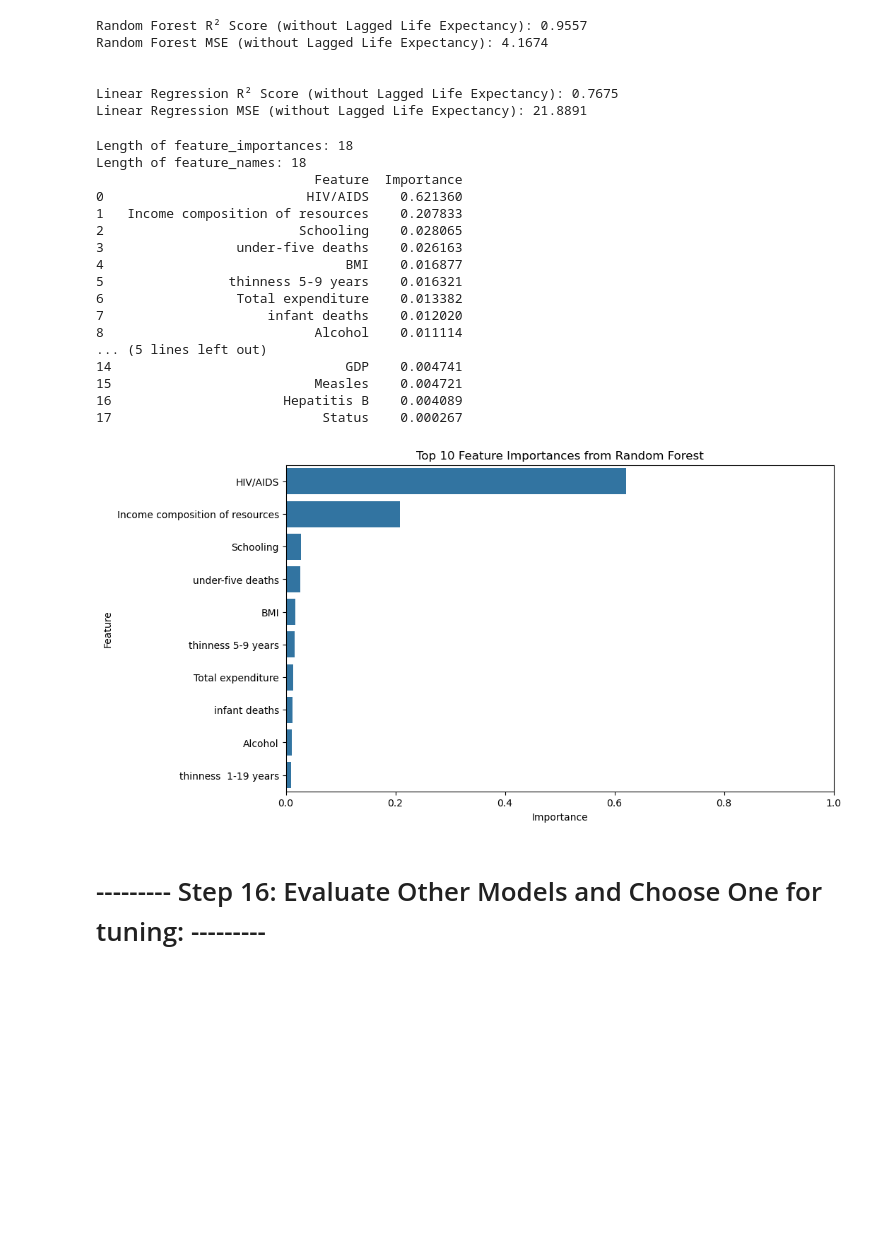
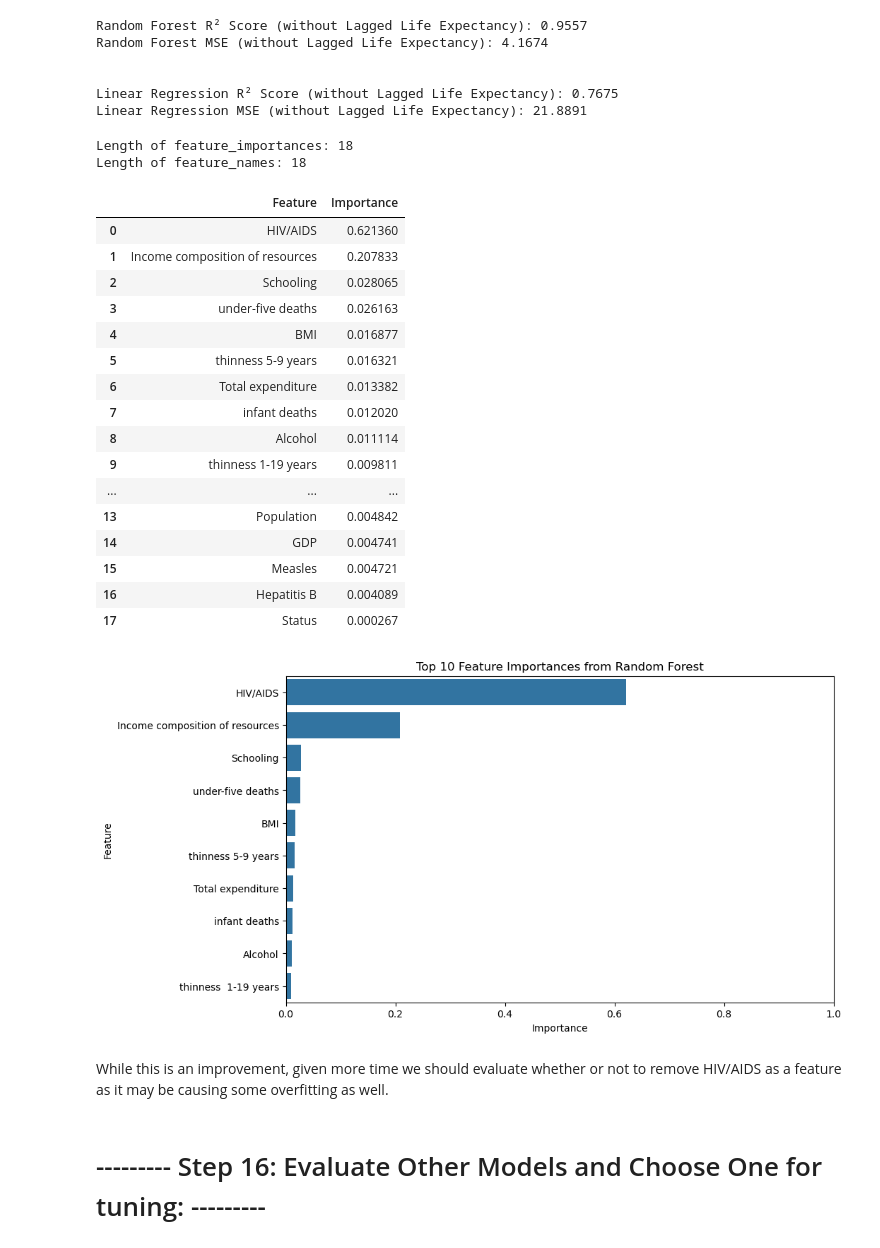
Before and after one commit to anshimathur/group-4-project-2, a Jupyter notebook: regression_workbook.ipynb, the cells around one changed output. Saved outputs shown, nothing was run; the diff lists cells and outputs as text; code cells hidden in the pictures; blank space fills up the shorter version.

```diff
--- a/regression_workbook.ipynb
+++ b/regression_workbook.ipynb
@@ -419,46 +439,50 @@ Linear Regression MSE (without Lagged Life Expectancy): 21.8891
 # %%
 feature_importances = rf.feature_importances_
 feature_names = X_train.columns
 
 # Debugging: Check lengths
 print(f"Length of feature_importances: {len(feature_importances)}")
 print(f"Length of feature_names: {len(feature_names)}")
 
 # Ensure lengths match
 if len(feature_importances) != len(feature_names):
     raise ValueError("Mismatch between feature_importances and feature_names lengths.")
 
 importance_df = pd.DataFrame({'Feature': feature_names, 'Importance': feature_importances})
 importance_df = importance_df.sort_values(by='Importance', ascending=False)
 importance_df.reset_index(drop=True, inplace=True)
-print(importance_df)
+display(importance_df)
 
 plt.figure(figsize=(10, 6))
 sns.barplot(x='Importance', y='Feature', data=importance_df.head(10))
 plt.title('Top 10 Feature Importances from Random Forest')
 plt.xlabel('Importance')
 plt.ylabel('Feature')
 plt.xlim(0, 1)
 plt.show()
 # %% [output]
 Length of feature_importances: 18
 Length of feature_names: 18
-                            Feature  Importance
-0                          HIV/AIDS    0.621360
-1   Income composition of resources    0.207833
-2                         Schooling    0.028065
-3                 under-five deaths    0.026163
-4                               BMI    0.016877
-5                thinness 5-9 years    0.016321
-6                 Total expenditure    0.013382
-7                     infant deaths    0.012020
-8                           Alcohol    0.011114
-... (5 lines left out)
-14                              GDP    0.004741
-15                          Measles    0.004721
-16                      Hepatitis B    0.004089
-17                           Status    0.000267
+|  | Feature | Importance |
+| 0 | HIV/AIDS | 0.621360 |
+| 1 | Income composition of resources | 0.207833 |
+| 2 | Schooling | 0.028065 |
+| 3 | under-five deaths | 0.026163 |
+| 4 | BMI | 0.016877 |
+| 5 | thinness 5-9 years | 0.016321 |
+| 6 | Total expenditure | 0.013382 |
+| 7 | infant deaths | 0.012020 |
+| 8 | Alcohol | 0.011114 |
+| 9 | thinness 1-19 years | 0.009811 |
+| ... | ... | ... |
+| 13 | Population | 0.004842 |
+| 14 | GDP | 0.004741 |
+| 15 | Measles | 0.004721 |
+| 16 | Hepatitis B | 0.004089 |
+| 17 | Status | 0.000267 |
 [figure]
+# %% [markdown]
+While this is an improvement, given more time we should evaluate whether or not to remove HIV/AIDS as a feature as it may be causing some overfitting as well.
 # %% [markdown]
 # --------- Step 16: Evaluate Other Models and Choose One for tuning: --------- #
 # %%
```
Also changed, not shown: parts of 11 cells of this notebook.
